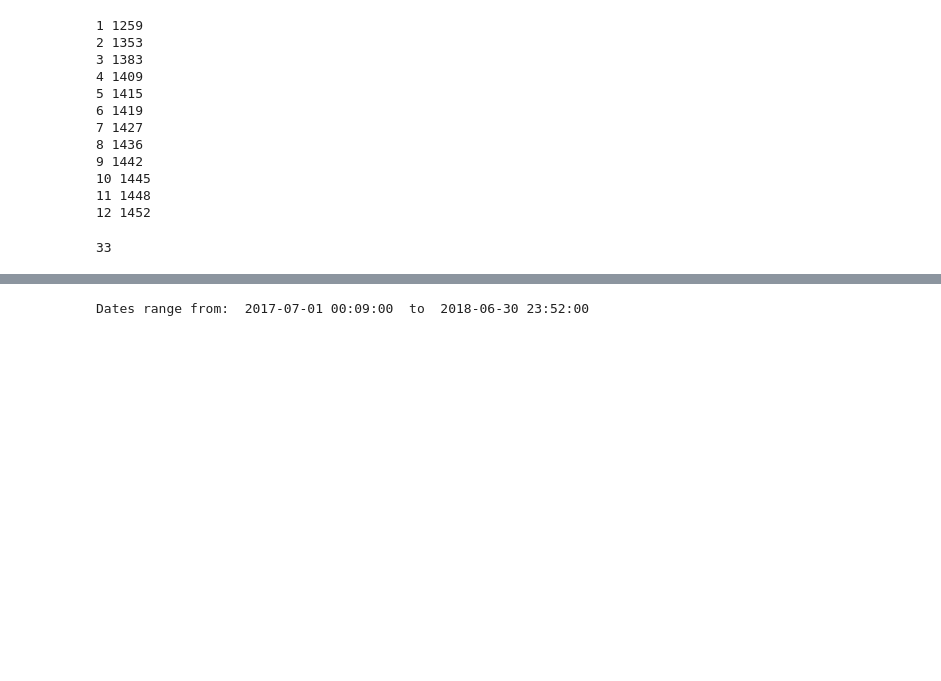
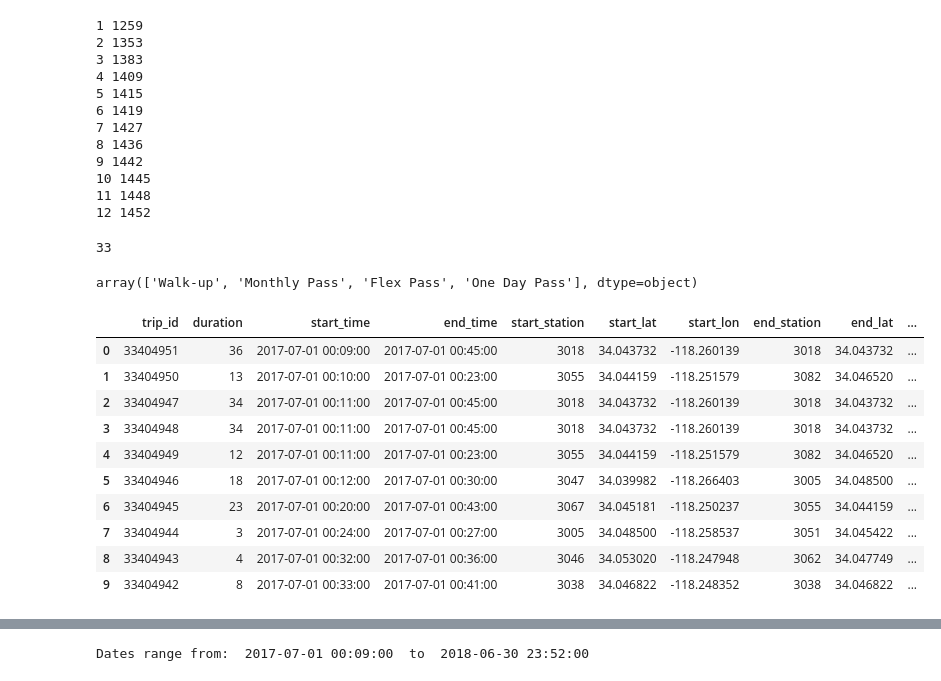
Before and after one commit to finnqiao/la_metro_bikeshare_data, a Jupyter notebook: notebooks/1.0-la-bikeshare.ipynb, the cells around one changed output, grey strips where cells are left out. Saved outputs shown, nothing was run; the diff lists cells and outputs as text; code cells hidden in the pictures; blank space fills up the shorter version.

Commit message:
one hot encoding for route type and pass type

```diff
--- a/notebooks/1.0-la-bikeshare.ipynb
+++ b/notebooks/1.0-la-bikeshare.ipynb
@@ -375,6 +376,37 @@ inactive_ids = [record[0] for record in list(zip(bike_last_used_id,bike_last_use
 # %%
 # feature indicating active bikes, used in past 6 months
 rides_df['active_6m'] = rides_df['bike_id'].apply(lambda bike_id: 0 if bike_id in (inactive_ids) else 1)
+# %%
+rides_df['passholder_type'].unique()
+# %% [output]
+array(['Walk-up', 'Monthly Pass', 'Flex Pass', 'One Day Pass'], dtype=object)
+# %%
+one_hot_pass = pd.get_dummies(rides_df['passholder_type']).rename(columns={
+    'Flex Pass' : 'annual',
+    'Monthly Pass' : 'monthly',
+    'One Day Pass' : 'one_day',
+    'Walk-up' : 'walk_up'
+})
+
+one_hot_trip_type = pd.get_dummies(rides_df['trip_route_category']).rename(columns = {
+    'One Way' : 'one_way',
+    'Round Trip' : 'round_trip'
+})
+
+rides_df = rides_df.join([one_hot_pass, one_hot_trip_type])
+rides_df.head(10)
+# %% [output]
+|  | trip_id | duration | start_time | end_time | start_station | start_lat | start_lon | end_station | end_lat | ... |
+| 0 | 33404951 | 36 | 2017-07-01 00:09:00 | 2017-07-01 00:45:00 | 3018 | 34.043732 | -118.260139 | 3018 | 34.043732 | ... |
+| 1 | 33404950 | 13 | 2017-07-01 00:10:00 | 2017-07-01 00:23:00 | 3055 | 34.044159 | -118.251579 | 3082 | 34.046520 | ... |
+| 2 | 33404947 | 34 | 2017-07-01 00:11:00 | 2017-07-01 00:45:00 | 3018 | 34.043732 | -118.260139 | 3018 | 34.043732 | ... |
+| 3 | 33404948 | 34 | 2017-07-01 00:11:00 | 2017-07-01 00:45:00 | 3018 | 34.043732 | -118.260139 | 3018 | 34.043732 | ... |
+| 4 | 33404949 | 12 | 2017-07-01 00:11:00 | 2017-07-01 00:23:00 | 3055 | 34.044159 | -118.251579 | 3082 | 34.046520 | ... |
+| 5 | 33404946 | 18 | 2017-07-01 00:12:00 | 2017-07-01 00:30:00 | 3047 | 34.039982 | -118.266403 | 3005 | 34.048500 | ... |
+| 6 | 33404945 | 23 | 2017-07-01 00:20:00 | 2017-07-01 00:43:00 | 3067 | 34.045181 | -118.250237 | 3055 | 34.044159 | ... |
+| 7 | 33404944 | 3 | 2017-07-01 00:24:00 | 2017-07-01 00:27:00 | 3005 | 34.048500 | -118.258537 | 3051 | 34.045422 | ... |
+| 8 | 33404943 | 4 | 2017-07-01 00:32:00 | 2017-07-01 00:36:00 | 3046 | 34.053020 | -118.247948 | 3062 | 34.047749 | ... |
+| 9 | 33404942 | 8 | 2017-07-01 00:33:00 | 2017-07-01 00:41:00 | 3038 | 34.046822 | -118.248352 | 3038 | 34.046822 | ... |
 # %%
 # Walk-up  3.50/30minutesAlltrips30minutesorlessare3.50/30minutesAlltrips30minutesorlessare 3.50
 # $3.50 per 30 minutes thereafter
```
Also changed, not shown: parts of 7 cells of this notebook.
